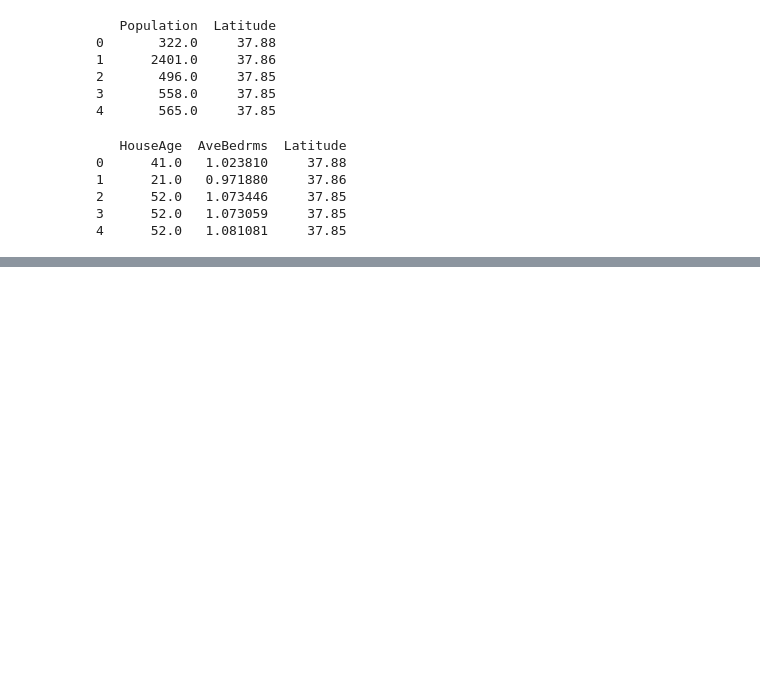
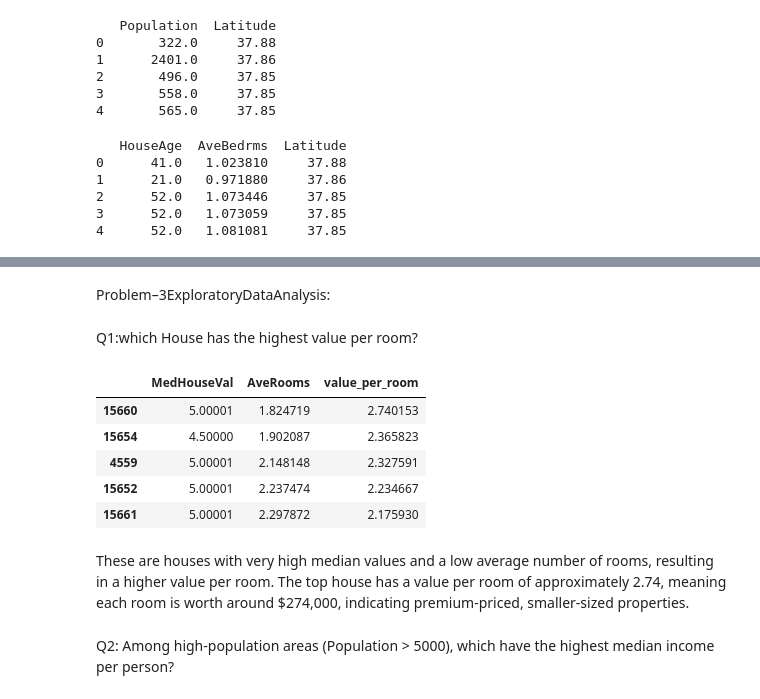
Before and after one commit to Puskar-2212/Data-analysis-tasks, a Jupyter notebook: summertask1.ipynb, the cells around one changed output, grey strips where cells are left out. Drawn from its saved outputs; the diff is of its cells as text; code cells hidden in the pictures; blank space fills up the shorter version.

```diff
--- a/summertask1.ipynb
+++ b/summertask1.ipynb
@@ -83,0 +151,11 @@ print(house_lat.head())
+# %%
+def get_region(lat):
+    if lat > 37:
+        return 'North'
+    elif lat > 35:
+        return 'Central'
+    else:
+        return 'South'
+
+df['Region'] = df['Latitude'].apply(get_region)
+print(df[['Latitude', 'Region']].head())
@@ -83,0 +190,21 @@ print(house_lat.head())
+# %% [markdown]
+Problem–3ExploratoryDataAnalysis:
+# %% [markdown]
+Q1:which House has the highest value per room?
+# %%
+df['value_per_room'] = df['MedHouseVal'] / df['AveRooms']
+highvpr = df[df['value_per_room'] > 1]
+highvpr_sorted = highvpr.sort_values(by='value_per_room', ascending=False)
+# %%
+highvpr_sorted[['MedHouseVal', 'AveRooms', 'value_per_room']].head()
+# %% [output]
+|  | MedHouseVal | AveRooms | value_per_room |
+| 15660 | 5.00001 | 1.824719 | 2.740153 |
+| 15654 | 4.50000 | 1.902087 | 2.365823 |
+| 4559 | 5.00001 | 2.148148 | 2.327591 |
+| 15652 | 5.00001 | 2.237474 | 2.234667 |
+| 15661 | 5.00001 | 2.297872 | 2.175930 |
+# %% [markdown]
+These are houses with very high median values and a low average number of rooms, resulting in a higher value per room. The top house has a value per room of approximately 2.74, meaning each room is worth around $274,000, indicating premium-priced, smaller-sized properties.
+# %% [markdown]
+Q2: Among high-population areas (Population > 5000), which have the highest median income per person?
```
Also changed, not shown: parts of 23 cells of this notebook.
